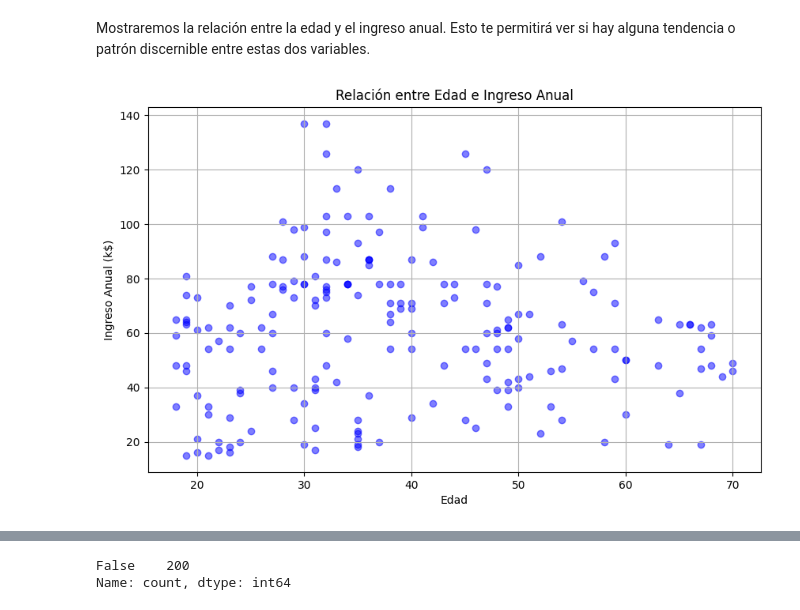
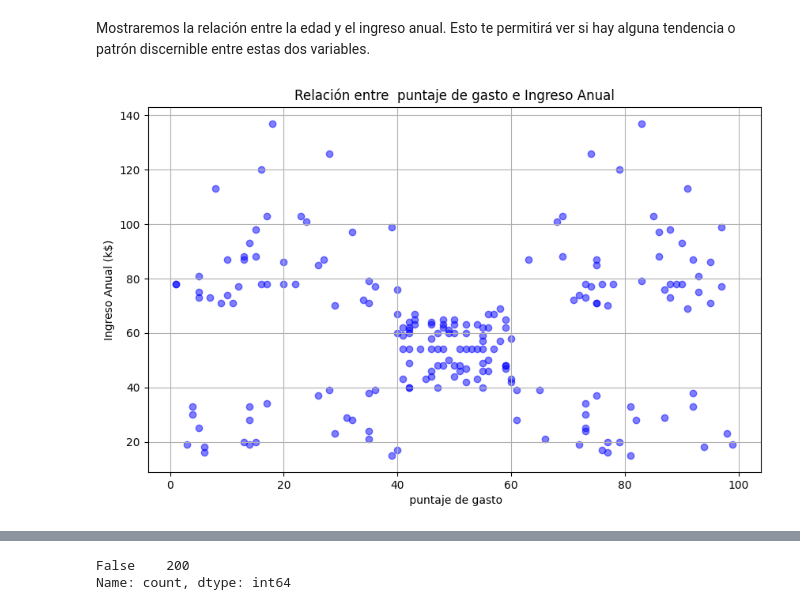
Before and after one commit to adrianhi/Mall_Customers-cluster, a Jupyter notebook: KMeans.ipynb, the cells around one changed output, grey strips where cells are left out. Saved outputs shown, nothing was run; the diff lists cells and outputs as text; code cells hidden in the pictures.

```diff
--- a/KMeans.ipynb
+++ b/KMeans.ipynb
@@ -55,11 +74,11 @@ df.sample(n=15)
 Mostraremos la relación entre la edad y el ingreso anual. Esto te permitirá ver si hay alguna tendencia o patrón discernible entre estas dos variables.
 # %%
 plt.figure(figsize=(10, 6))
-plt.scatter(df['Age'], df['Annual Income (k$)'], color='blue', alpha=0.5)
-plt.title('Relación entre Edad e Ingreso Anual')
-plt.xlabel('Edad')
+plt.scatter(df['Spending Score (1-100)'], df['Annual Income (k$)'], color='blue', alpha=0.5)
+plt.title('Relación entre  puntaje de gasto e Ingreso Anual')
+plt.xlabel(' puntaje de gasto')
 plt.ylabel('Ingreso Anual (k$)')
 plt.grid(True)
 plt.show()
 # %% [output]
-[figure, old version]
+[figure, new version]
```
Also changed, not shown: parts of 25 cells of this notebook.
